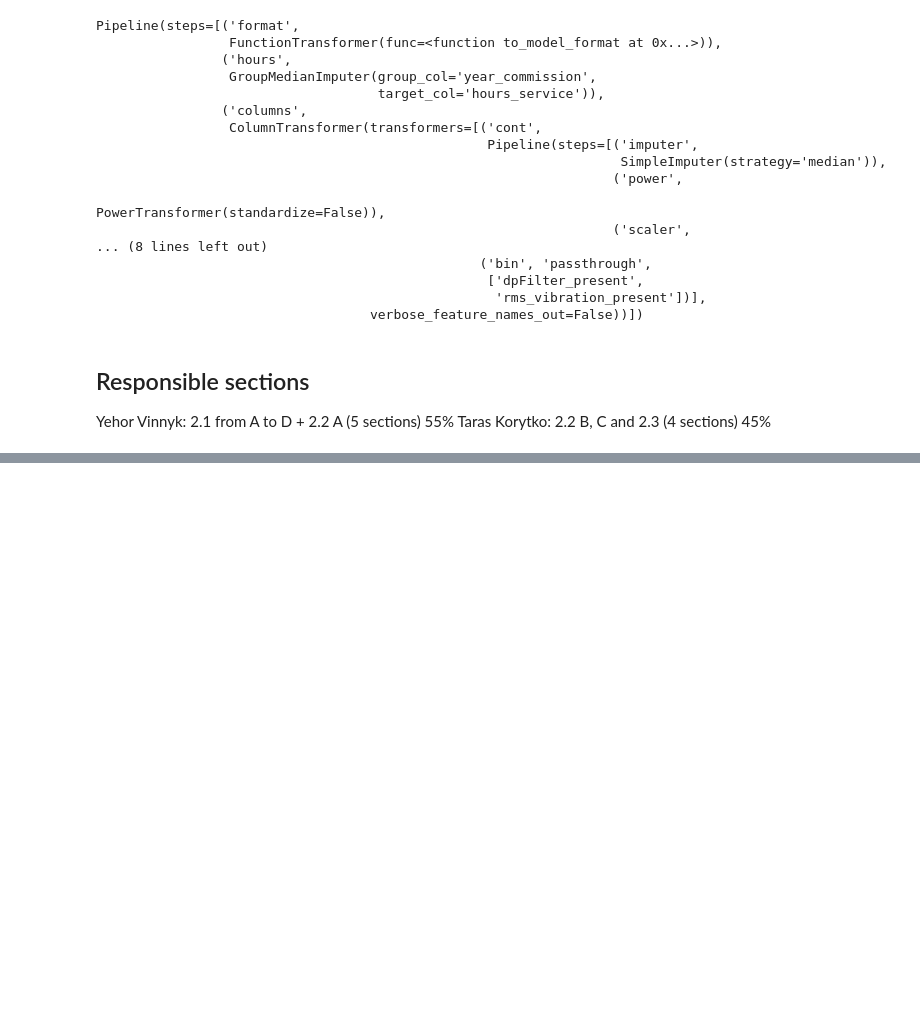
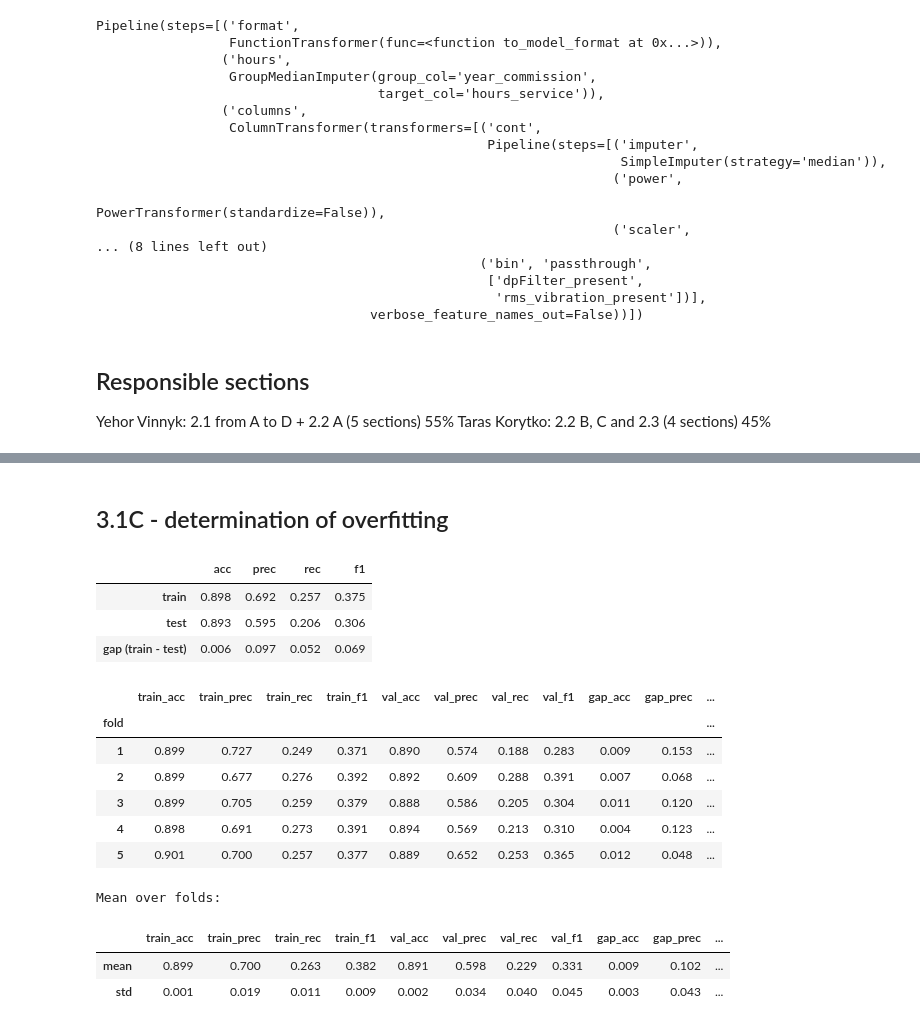
Before and after one commit to yegor-vin/Intelligent-data-analysis--project, a Jupyter notebook: phase-2-final.ipynb, the cells around one changed output, grey strips where cells are left out. Drawn from its saved outputs; the diff is of its cells as text; code cells hidden in the pictures; blank space fills up the shorter version.

```diff
--- a/phase-2-final.ipynb
+++ b/phase-2-final.ipynb
@@ -2689,0 +2828,11 @@ Taras Korytko: 2.2 B, C and 2.3 (4 sections) 45%
+# %%
+from sklearn.metrics import classification_report, confusion_matrix
+
+y_tree_pred_train = [predict(ID3Tree, record) for record in tree_train]
+y_tree_pred_test = [predict(ID3Tree, record) for record in X_tree_test.to_dict("records")]
+
+print("Training data prediction report")
+print(classification_report(y_train, y_tree_pred_train, digits=3, zero_division=0))
+print("Test data prediction report")
+print(classification_report(y_test, y_tree_pred_test, digits=3, zero_division=0))
+print(confusion_matrix(y_test, y_tree_pred_test))
@@ -2689,0 +2892,57 @@ Taras Korytko: 2.2 B, C and 2.3 (4 sections) 45%
+# %% [markdown]
+## 3.1C - determination of overfitting
+# %%
+from sklearn.base import clone
+from sklearn.metrics import accuracy_score, precision_score, recall_score, f1_score
+
+def scores(y_true, y_pred):
+    return {"acc":  accuracy_score(y_true, y_pred),
+            "prec": precision_score(y_true, y_pred, zero_division=0),
+            "rec":  recall_score(y_true, y_pred, zero_division=0),
+            "f1":   f1_score(y_true, y_pred, zero_division=0)}
+
+gap = pd.DataFrame({"train": scores(y_train, y_tree_pred_train),
+                    "test":  scores(y_test, y_tree_pred_test)}).T
+gap.loc["gap (train - test)"] = gap.loc["train"] - gap.loc["test"]
+display(gap.round(3))
+
+groups_train = groups.iloc[trainIndex]
+cv = StratifiedGroupKFold(n_splits=5, shuffle=True, random_state=42)
+
+cvResults = []
+for fold, (trIdx, valIdx) in enumerate(cv.split(X_raw_train, y_train, groups_train), 1):
+    pipe = clone(treePipeline)
+    rows_tr = pipe.fit_transform(X_raw_train.iloc[trIdx]).to_dict("records")
+    rows_val = pipe.transform(X_raw_train.iloc[valIdx]).to_dict("records")
+    y_tr, y_val = y_train.iloc[trIdx], y_train.iloc[valIdx]
+
+    tree = createID3(rows_tr, y_tr.tolist(), list(X_tree_train.columns))
+    tr = scores(y_tr, [predict(tree, r) for r in rows_tr])
+    va = scores(y_val, [predict(tree, r) for r in rows_val])
+    cvResults.append({"fold": fold,
+                      **{f"train_{k}": v for k, v in tr.items()},
+                      **{f"val_{k}": v for k, v in va.items()}})
+
+cvResults = pd.DataFrame(cvResults).set_index("fold")
+for m in ["acc", "prec", "rec", "f1"]:
+    cvResults[f"gap_{m}"] = cvResults[f"train_{m}"] - cvResults[f"val_{m}"]
+
+display(cvResults.round(3))
+print("Mean over folds:")
+display(cvResults.agg(["mean", "std"]).round(3))
+# %% [output]
+|  | acc | prec | rec | f1 |
+| train | 0.898 | 0.692 | 0.257 | 0.375 |
+| test | 0.893 | 0.595 | 0.206 | 0.306 |
+| gap (train - test) | 0.006 | 0.097 | 0.052 | 0.069 |
+|  | train_acc | train_prec | train_rec | train_f1 | val_acc | val_prec | val_rec | val_f1 | gap_acc | gap_prec | ... |
+| fold |  |  |  |  |  |  |  |  |  |  | ... |
+| 1 | 0.899 | 0.727 | 0.249 | 0.371 | 0.890 | 0.574 | 0.188 | 0.283 | 0.009 | 0.153 | ... |
+| 2 | 0.899 | 0.677 | 0.276 | 0.392 | 0.892 | 0.609 | 0.288 | 0.391 | 0.007 | 0.068 | ... |
+| 3 | 0.899 | 0.705 | 0.259 | 0.379 | 0.888 | 0.586 | 0.205 | 0.304 | 0.011 | 0.120 | ... |
+| 4 | 0.898 | 0.691 | 0.273 | 0.391 | 0.894 | 0.569 | 0.213 | 0.310 | 0.004 | 0.123 | ... |
+| 5 | 0.901 | 0.700 | 0.257 | 0.377 | 0.889 | 0.652 | 0.253 | 0.365 | 0.012 | 0.048 | ... |
+Mean over folds:
+|  | train_acc | train_prec | train_rec | train_f1 | val_acc | val_prec | val_rec | val_f1 | gap_acc | gap_prec | ... |
+| mean | 0.899 | 0.700 | 0.263 | 0.382 | 0.891 | 0.598 | 0.229 | 0.331 | 0.009 | 0.102 | ... |
+| std | 0.001 | 0.019 | 0.011 | 0.009 | 0.002 | 0.034 | 0.040 | 0.045 | 0.003 | 0.043 | ... |
```
Also changed, not shown: parts of 42 cells of this notebook.
